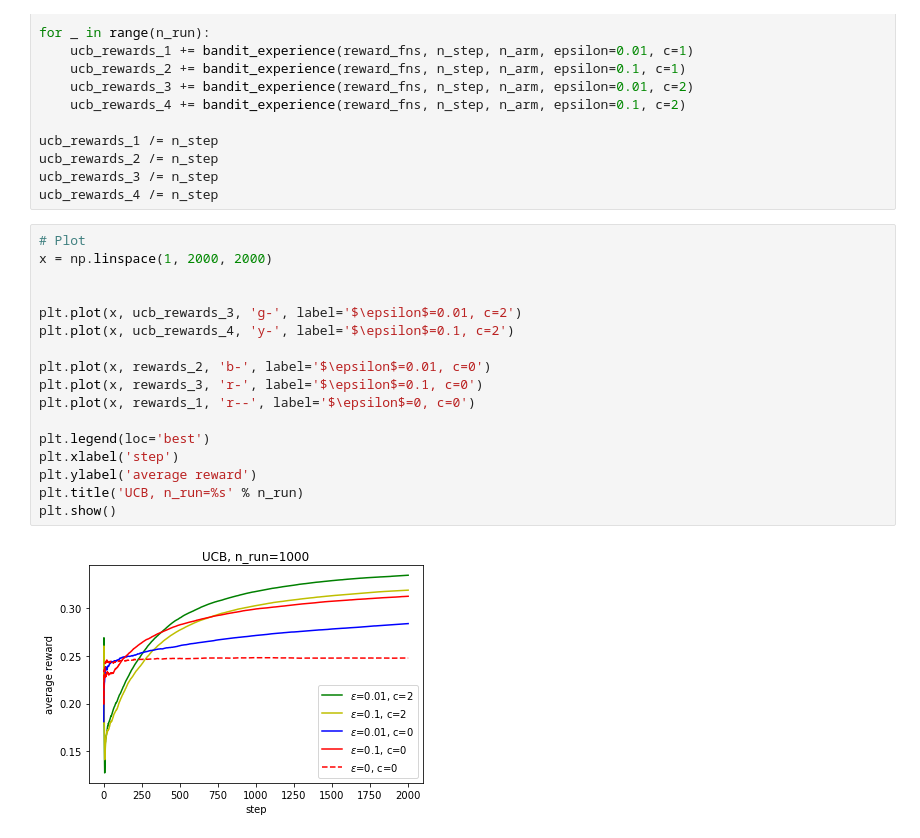
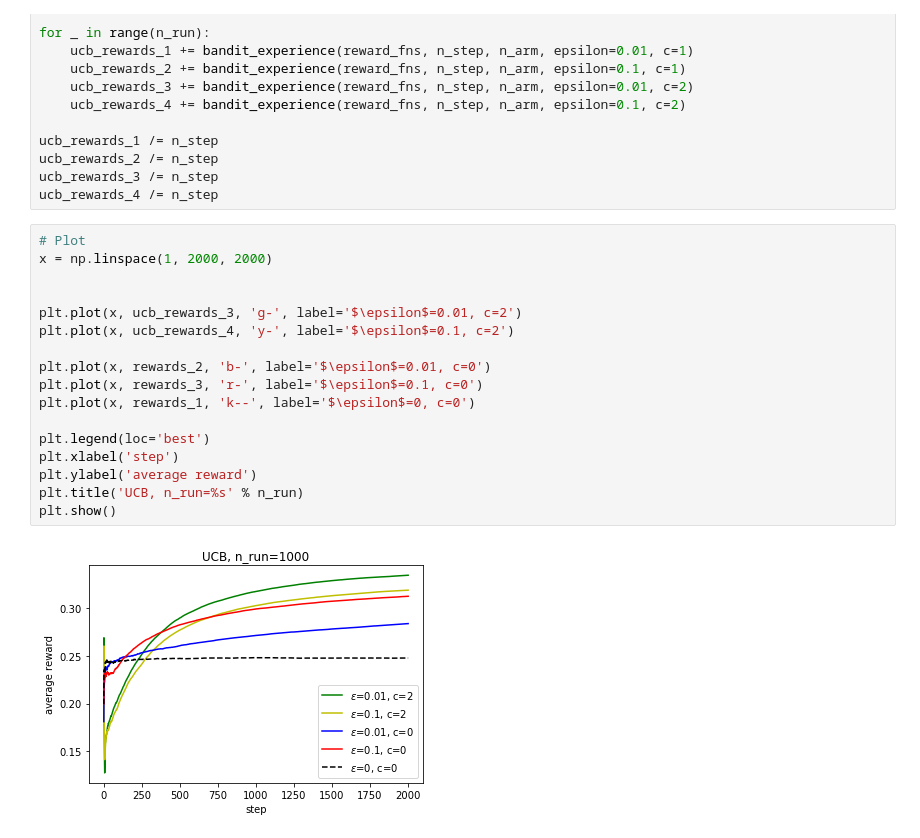
Before and after one commit to feynmanma7/machine_learning, a Jupyter notebook: ReinforcementLearning/1_Multi-armed Bandits.ipynb, the cells around one changed output. Cells and saved outputs as stored; diff of their text form.

```diff
--- a/ReinforcementLearning/Multi-armed Bandits.ipynb
+++ b/ReinforcementLearning/1_Multi-armed Bandits.ipynb
@@ -216,19 +220,19 @@ ucb_rewards_4 /= n_step
 # %%
 # Plot
 x = np.linspace(1, 2000, 2000)
 
 
 plt.plot(x, ucb_rewards_3, 'g-', label='$\epsilon$=0.01, c=2')
 plt.plot(x, ucb_rewards_4, 'y-', label='$\epsilon$=0.1, c=2')
 
 plt.plot(x, rewards_2, 'b-', label='$\epsilon$=0.01, c=0')
 plt.plot(x, rewards_3, 'r-', label='$\epsilon$=0.1, c=0')
-plt.plot(x, rewards_1, 'r--', label='$\epsilon$=0, c=0')
+plt.plot(x, rewards_1, 'k--', label='$\epsilon$=0, c=0')
 
 plt.legend(loc='best')
 plt.xlabel('step')
 plt.ylabel('average reward')
 plt.title('UCB, n_run=%s' % n_run)
 plt.show()
 # %% [output]
-[figure, old version]
+[figure, new version]
```
Also changed, not shown: parts of 1 cell of this notebook, 1 other file.
